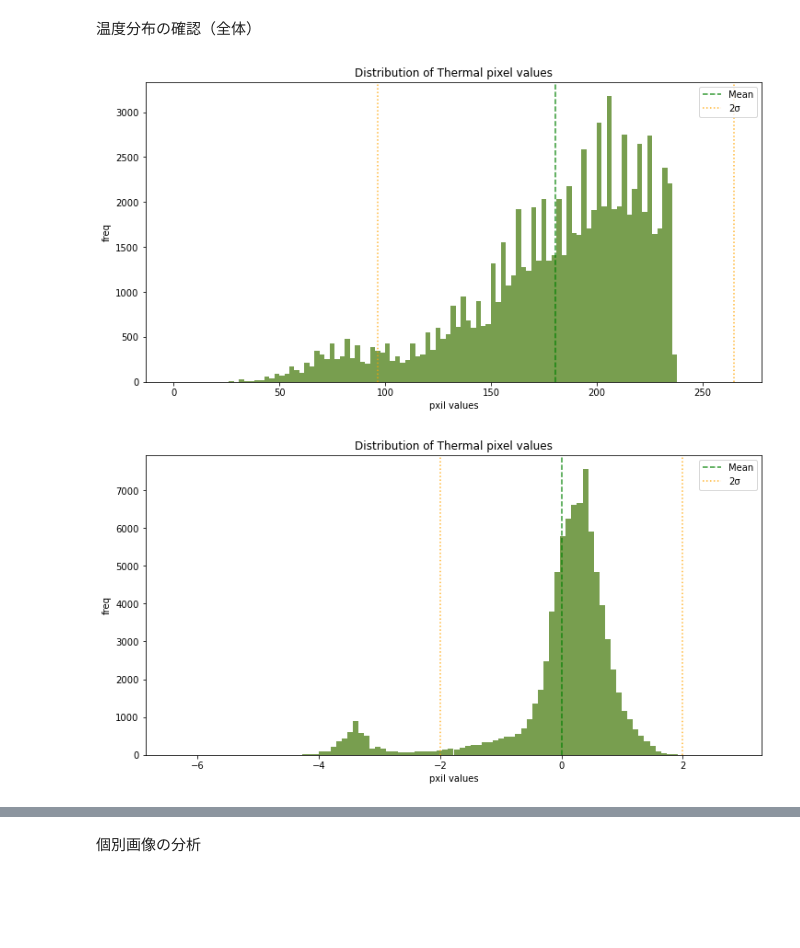
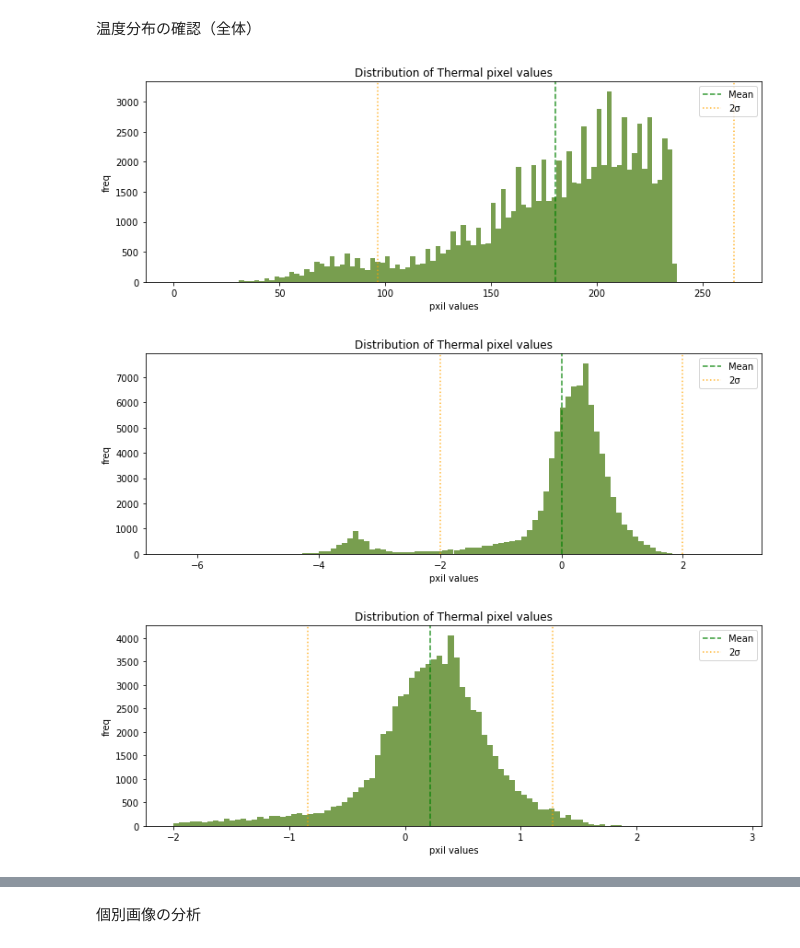
Before and after one commit to nqanh98/anomaly_detection, a Jupyter notebook: test_clustering_for_module.ipynb, the cells around one changed output, grey strips where cells are left out. Saved outputs shown, nothing was run; the diff lists cells and outputs as text; code cells hidden in the pictures; blank space fills up the shorter version.

Commit message:
thermal data class

```diff
--- a/test_clustering_for_module.ipynb
+++ b/test_clustering_for_module.ipynb
@@ -44,3 +23,5 @@ type(all_thermal_data), len(all_thermal_data)
+# %%
+data = ThermalData(thermal_img_files)
 # %% [markdown]
 温度分布の確認（個別）
 # %%
@@ -64,15 +44,18 @@ for k in list(flatten_thermal_data.keys())[:10]:
 # %% [markdown]
 温度分布の確認（全体）
 # %%
-display.display_distributions(all_thermal_data,
-                              filepath = "hist_all_thermal_data.jpg")
+display.display_distributions(data.all_temperature,
+                              filepath = "hist_all_temperature.jpg")
 # %% [output]
-[figure, old version]
+[figure, new version]
 # %%
-display.display_distributions(scaled_all_thermal_data,
-                              filepath = "hist_scaled_all_themal_data.jpg")
+display.display_distributions(data.scaled_all_temperature,
+                              filepath = "hist_scaled_all_temperature.jpg")
 # %% [output]
-[figure, old version]
+[figure, new version]
 # %%
-mask = (scaled_all_thermal_data > -2).all(axis=1)
-masked_scaled_all_thermal_data = scaled_all_thermal_data[mask]
+mask = (data.scaled_all_temperature > -2).all(axis=1)
+display.display_distributions(data.scaled_all_temperature[mask],
+                              filepath = "hist_masked_scaled_all_themal_data.jpg")
+# %% [output]
+[figure, added]
```
Also changed, not shown: parts of 47 cells of this notebook, 8 other files.
